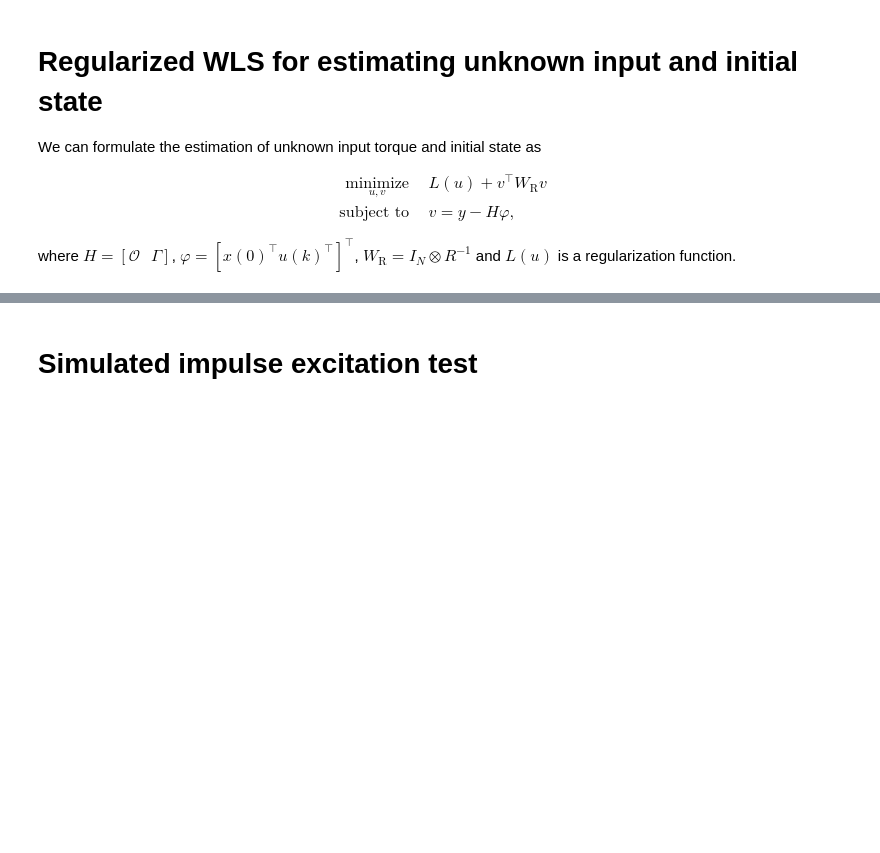
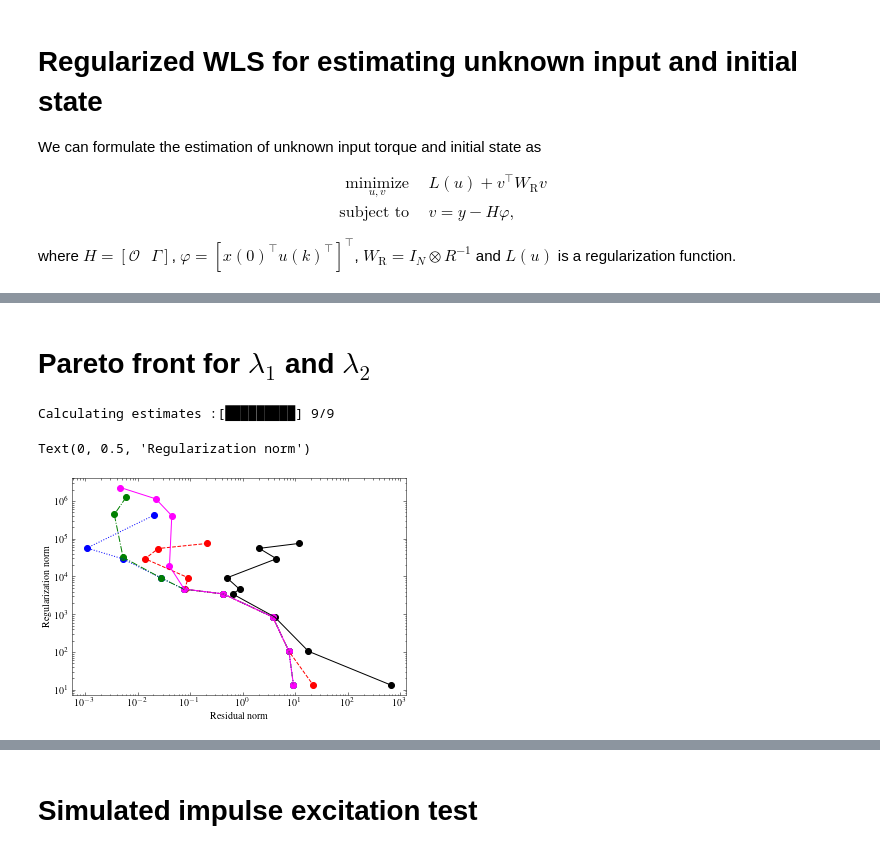
Before and after one commit to urho-h/torque_estimation_masters, a Jupyter notebook: notebooks/UH1.ipynb, the cells around one changed output, grey strips where cells are left out. Drawn from its saved outputs; the diff is of its cells as text; code cells hidden in the pictures; blank space fills up the shorter version.

```diff
--- a/notebooks/UH1.ipynb
+++ b/notebooks/UH1.ipynb
@@ -370,4 +349,10 @@ def get_testbench_state_space(dt, full_B=False, gear_B=False):
 # %%
 dt = np.mean(np.diff(t_sim))
 A, B, C, D = get_testbench_state_space(dt)
-ss = (A, B, C, D)
+C_est = np.zeros((3, A.shape[0]))
+C_est[2,8] += 1
+C_est[0,27] += 1
+C_est[1,28] += 1
+D_est = np.zeros((C_est.shape[0], B.shape[1]))
+ss = (A, B, C_est, D_est)
+ss2 = (A, B, C, D)
@@ -530,0 +586,2 @@ def ell2_analytical(ss, measurements, batch_size, overlap, times, lam=0.1, use_t
+# %% [markdown]
+# Pareto front for $\lambda_1$ and $\lambda_2$
@@ -530,0 +650,35 @@ def ell2_analytical(ss, measurements, batch_size, overlap, times, lam=0.1, use_t
+# %%
+t_sim_short = t_sim[:1000]
+excitation_sim = impulse_sim[2500:3500]
+tout_sim_imp, yout_sim_imp, xout_sim_imp = dlsim((A, B, C, D, 1e-3), excitation_sim, t=t_sim_short)
+
+lambdas1 = [1e-5, 1e-4, 1e-3, 1e-2, 1e-1]
+lambdas2 = [1e-4, 1e-3, 1e-2, 1e-1, 1, 1e1, 1e2, 1e3, 1e4]
+ns, rns, us = [], [], []
+for lam1 in lambdas1:
+    norms, res_norms, u = pareto_front(ss, yout_sim_imp[500:,:-1], t_sim_short[:500], lambda1=lam1, lambdas2=lambdas2, use_trend=True)
+    ns.append(norms)
+    rns.append(res_norms)
+    us.append(u)
+# %% [output]
+Calculating estimates :[█████████] 9/9
+# %%
+%matplotlib inline
+
+plt.plot(rns[0], ns[0], 'black')
+plt.scatter(rns[0], ns[0], color='black')
+plt.plot(rns[1], ns[1], 'red')
+plt.scatter(rns[1], ns[1], color='red')
+plt.plot(rns[2], ns[2], 'blue')
+plt.scatter(rns[2], ns[2], color='blue')
+plt.plot(rns[3], ns[3], 'green')
+plt.scatter(rns[3], ns[3], color='green')
+plt.plot(rns[4], ns[4], 'magenta')
+plt.scatter(rns[4], ns[4], color='magenta')
+plt.yscale("log")
+plt.xscale("log")
+plt.xlabel("Residual norm")
+plt.ylabel("Regularization norm")
+# %% [output]
+Text(0, 0.5, 'Regularization norm')
+[figure, added]
```
Also changed, not shown: parts of 46 cells of this notebook, 47 other files.
